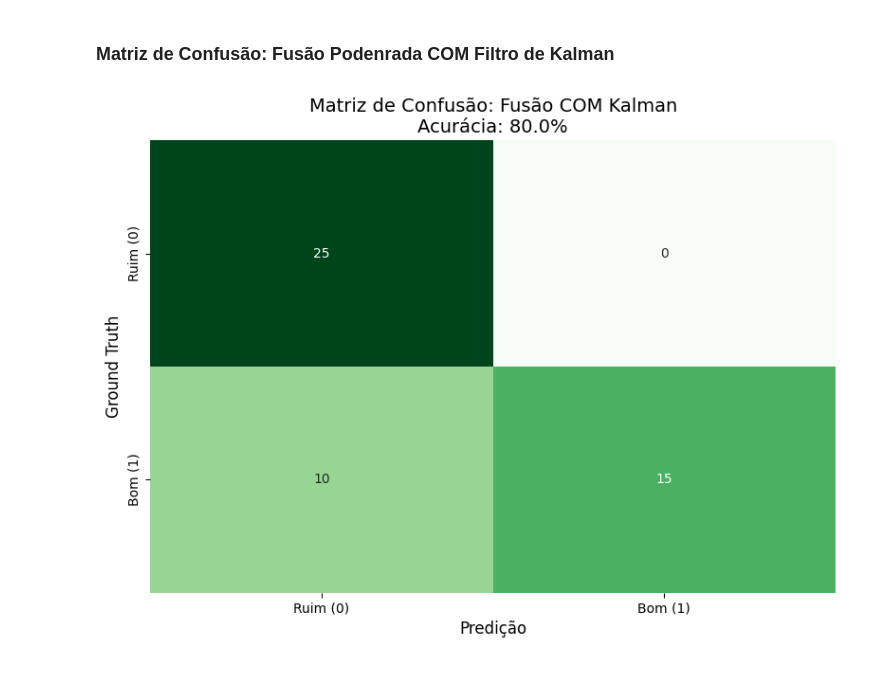
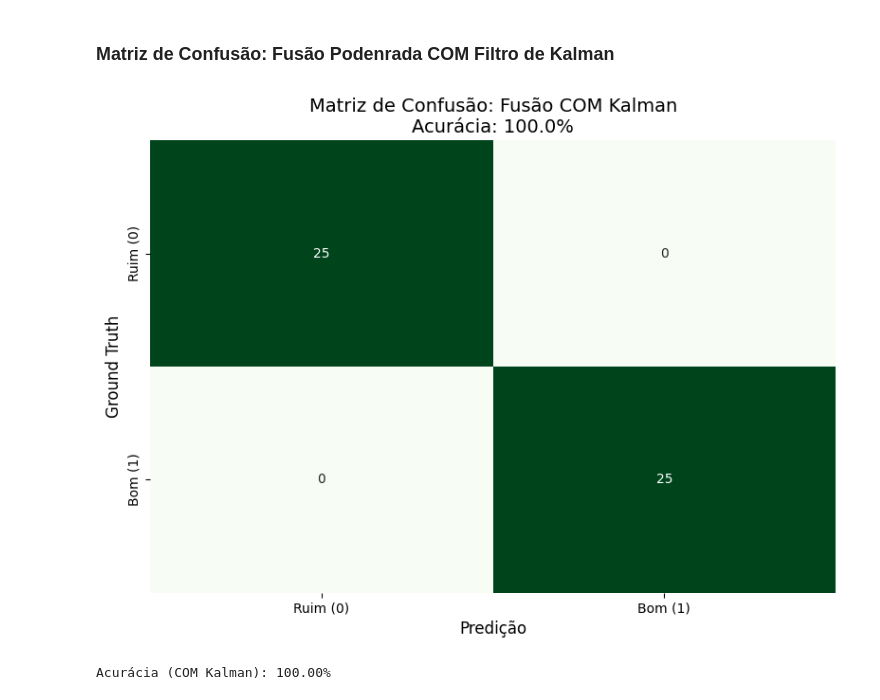
Before and after one commit to charlesluizmendes/RadnetFusion, a Jupyter notebook: src/7.results.ipynb, the cells around one changed output. Saved outputs shown, nothing was run; the diff lists cells and outputs as text; code cells hidden in the pictures.

Commit message:
Alterando results

```diff
--- a/src/7.results.ipynb
+++ b/src/7.results.ipynb
@@ -128,14 +148,18 @@ w_efsr = 0.6
+# %%
+ground_truth = []
+
+for i in range(len(edges_inputs_label)):
+    fuzzy_system.input['edges_label'] = float(edges_inputs_label[i])
+    fuzzy_system.input['radnet_label'] = float(radnet_inputs_label[i])
+    fuzzy_system.compute()
+
+    score = fuzzy_system.output['gt_quality']
+    ground_truth.append(1 if score >= 0.5 else 0)
+
+ground_truth = np.array(ground_truth)
 # %% [markdown]
 ### Matriz de Confusão: Fusão Podenrada SEM Filtro de Kalman
 # %%
-ground_truth = []
-for i in range(len(edges_inputs_label)):
-    score = (edges_inputs_label[i] * w_model) + (radnet_inputs_label[i] * w_efsr)
-    if score >= 0.5:
-        ground_truth.append(1)
-    else:
-        ground_truth.append(0)
-
 acc = accuracy_score(ground_truth, fusion_output_class)
 cm = confusion_matrix(ground_truth, fusion_output_class)
 
@@ -151,4 +175,6 @@ plt.tight_layout()
 os.makedirs("../results", exist_ok=True)
 plt.savefig('../results/confusion_matrix_fusion_without_kalman.png', bbox_inches='tight')
 plt.show()
+
+print(f"Acurácia (SEM Kalman): {acc*100:.2f}%")
 # %% [output]
@@ -156,28 +183,22 @@ plt.show()
 # %% [markdown]
 ### Matriz de Confusão: Fusão Podenrada COM Filtro de Kalman
 # %%
-ground_truth = []
-for i in range(len(edges_inputs_label)):
-    score = (edges_inputs_label[i] * w_model) + (radnet_inputs_label[i] * w_efsr)
-    if score >= 0.5:
-        ground_truth.append(1)
-    else:
-        ground_truth.append(0)
-
 acc = accuracy_score(ground_truth, kalman_output_class)
 cm = confusion_matrix(ground_truth, kalman_output_class)
 
 plt.figure(figsize=(8, 6))
 sns.heatmap(cm, annot=True, fmt='d', cmap='Greens', cbar=False,
             xticklabels=['Ruim (0)', 'Bom (1)'],
             yticklabels=['Ruim (0)', 'Bom (1)'])
 plt.xlabel('Predição', fontsize=12)
 plt.ylabel('Ground Truth', fontsize=12)
 plt.title(f'Matriz de Confusão: Fusão COM Kalman\nAcurácia: {acc*100:.1f}%', fontsize=14)
 plt.tight_layout()
 
-os.makedirs("../results", exist_ok=True)
 plt.savefig('../results/confusion_matrix_fusion_with_kalman.png', bbox_inches='tight')
 plt.show()
+
+print(f"Acurácia (COM Kalman): {acc*100:.2f}%")
 # %% [output]
-[figure, old version]
+[figure, new version]
+Acurácia (COM Kalman): 100.00%
```
Also changed, not shown: parts of 5 cells of this notebook, 8 other files.
